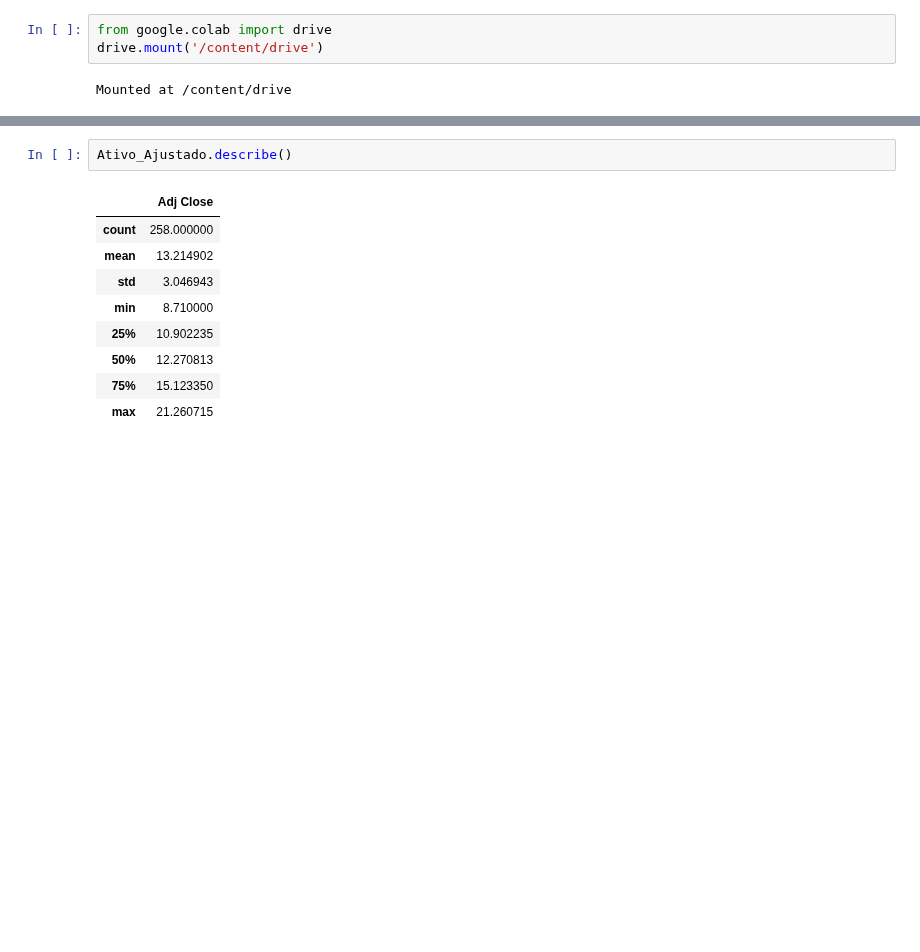
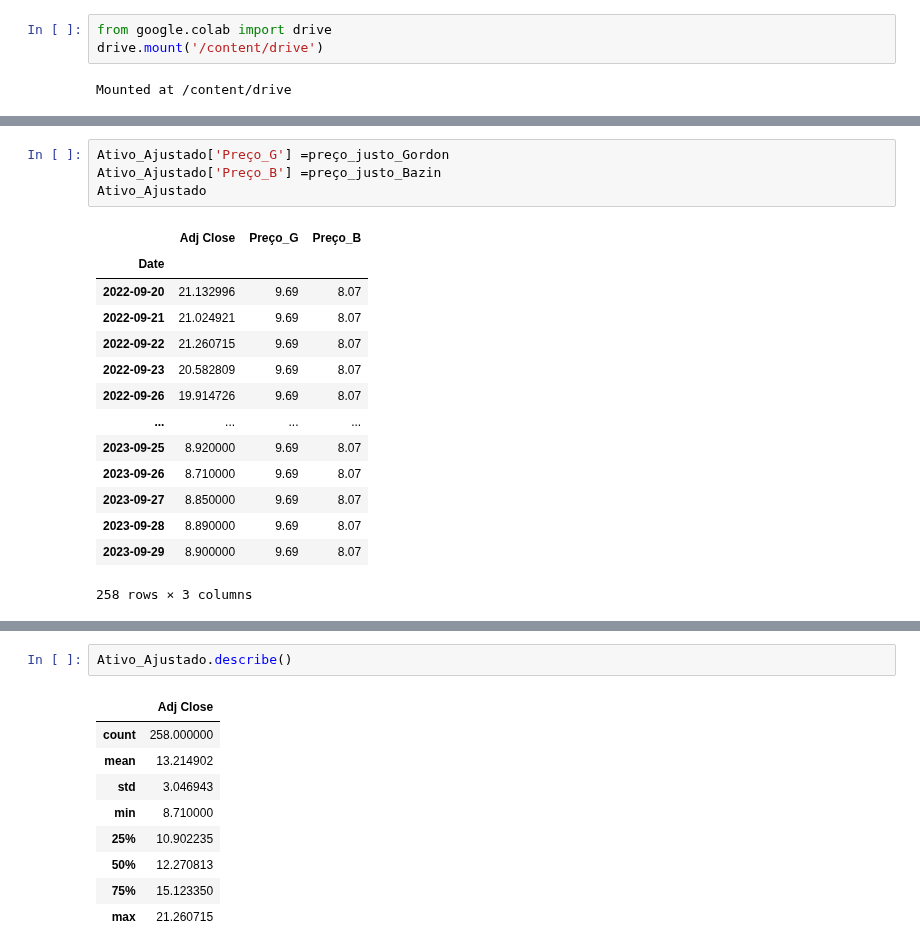
Before and after one commit to facklen/python_para_investimentos, a Jupyter notebook: Análise_Opção_CRFB3V1.ipynb, the cells around one changed output, grey strips where cells are left out. Drawn from its saved outputs; the diff is of its cells as text; blank space fills up the shorter version.

```diff
--- a/Análise_Opção_CRFB3V1.ipynb
+++ b/Análise_Opção_CRFB3V1.ipynb
@@ -52,4 +56,23 @@ Ativo_Ajustado.head(2)
 | 2022-09-21 | 21.024921 |
+# %%
+Ativo_Ajustado['Preço_G'] =preço_justo_Gordon
+Ativo_Ajustado['Preço_B'] =preço_justo_Bazin
+Ativo_Ajustado
+# %% [output]
+|  | Adj Close | Preço_G | Preço_B |
+| Date |  |  |  |
+| 2022-09-20 | 21.132996 | 9.69 | 8.07 |
+| 2022-09-21 | 21.024921 | 9.69 | 8.07 |
+| 2022-09-22 | 21.260715 | 9.69 | 8.07 |
+| 2022-09-23 | 20.582809 | 9.69 | 8.07 |
+| 2022-09-26 | 19.914726 | 9.69 | 8.07 |
+| ... | ... | ... | ... |
+| 2023-09-25 | 8.920000 | 9.69 | 8.07 |
+| 2023-09-26 | 8.710000 | 9.69 | 8.07 |
+| 2023-09-27 | 8.850000 | 9.69 | 8.07 |
+| 2023-09-28 | 8.890000 | 9.69 | 8.07 |
+| 2023-09-29 | 8.900000 | 9.69 | 8.07 |
+258 rows × 3 columns
 # %%
 plt.rcParams['font.family'] = 'serif'
 plt.rcParams['font.serif'] = ['Times New Roman'] + plt.rcParams['font.serif']
```
Also changed, not shown: parts of 4 cells of this notebook.
